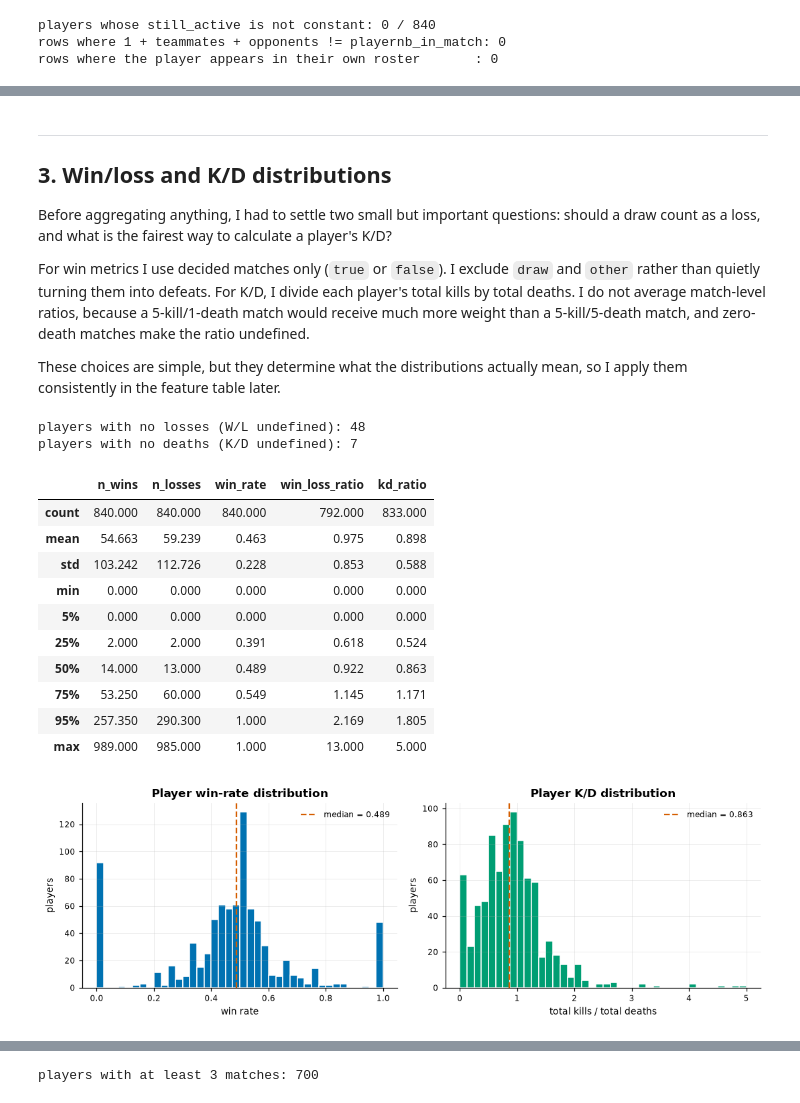
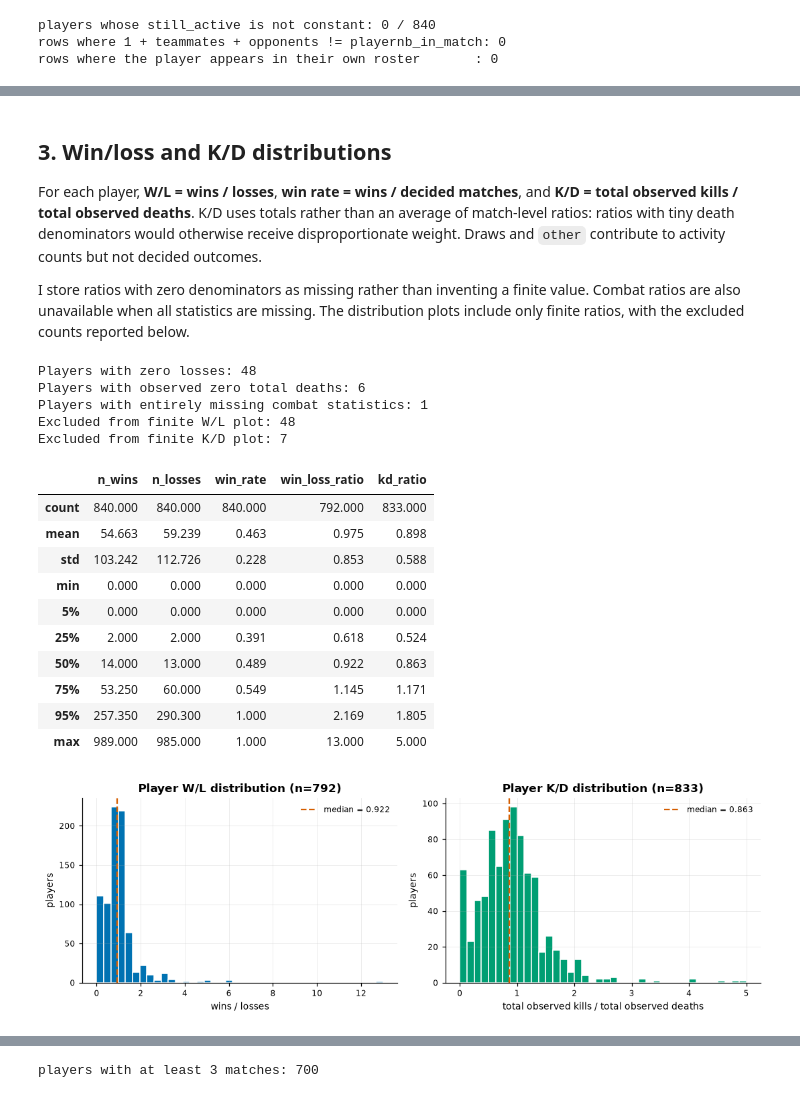
Before and after one commit to ACharaf06/interview_ubisoft, a Jupyter notebook: analysis.ipynb, the cells around one changed output, grey strips where cells are left out. Cells and saved outputs as stored; diff of their text form; code cells hidden in the pictures.

```diff
--- a/analysis.ipynb
+++ b/analysis.ipynb
@@ -36,8 +23,7 @@ pd.set_option("display.width", 120)
 pd.set_option("display.max_columns", 50)
 
 # One palette for the whole notebook, so a colour always means the same thing.
-BLUE, ORANGE, GREEN, VERMILLION, GREY = "#0072B2", "#E69F00", "#009E73", "#D55E00", "#6E6E6E"
-ACTIVE_C, CHURNED_C = BLUE, ORANGE  # active = blue, churned = orange, everywhere
+BLUE, ORANGE, GREEN, VERMILLION = "#0072B2", "#E69F00", "#009E73", "#D55E00"
 
 plt.rcParams.update({
     "figure.dpi": 110,
@@ -642,17 +555,14 @@ Nothing here justifies dropping rows wholesale.
 # %% [markdown]
----
 ## 3. Win/loss and K/D distributions
 
-Before aggregating anything, I had to settle two small but important questions: should a draw count
-as a loss, and what is the fairest way to calculate a player's K/D?
+For each player, **W/L = wins / losses**, **win rate = wins / decided matches**, and
+**K/D = total observed kills / total observed deaths**. K/D uses totals rather than an average of
+match-level ratios: ratios with tiny death denominators would otherwise receive disproportionate
+weight. Draws and `other` contribute to activity counts but not decided outcomes.
 
-For win metrics I use decided matches only (`true` or `false`). I exclude `draw` and `other` rather
-than quietly turning them into defeats. For K/D, I divide each player's total kills by total deaths.
-I do not average match-level ratios, because a 5-kill/1-death match would receive much more weight
-than a 5-kill/5-death match, and zero-death matches make the ratio undefined.
-
-These choices are simple, but they determine what the distributions actually mean, so I apply them
-consistently in the feature table later.
+I store ratios with zero denominators as missing rather than inventing a finite value. Combat
+ratios are also unavailable when all statistics are missing. The distribution plots include only
+finite ratios, with the excluded counts reported below.
 # %%
 outcomes = df.groupby("playerid").agg(
     n_matches=("matchid", "size"),
@@ -661,27 +571,36 @@ outcomes = df.groupby("playerid").agg(
 )
 outcomes["n_wins"] = outcomes["n_wins"].astype(int)
 outcomes["n_losses"] = (outcomes["n_decided"] - outcomes["n_wins"]).astype(int)
-outcomes["win_rate"] = outcomes["n_wins"] / outcomes["n_decided"]
+outcomes["win_rate"] = outcomes["n_wins"] / outcomes["n_decided"].replace(0, np.nan)
 outcomes["win_loss_ratio"] = outcomes["n_wins"] / outcomes["n_losses"].replace(0, np.nan)
 
-combat = df.groupby("playerid").agg(
+combat_group = df.groupby("playerid")
+combat = combat_group.agg(
     n_stat_matches=("kills", "count"),
-    total_kills=("kills", "sum"),
-    total_deaths=("death", "sum"),
     avg_kills=("kills", "mean"),
     avg_deaths=("death", "mean"),
 )
+combat_totals = combat_group[["kills", "death"]].sum(min_count=1).rename(
+    columns={"kills": "total_kills", "death": "total_deaths"}
+)
+combat = combat.join(combat_totals)
 combat["kd_ratio"] = combat["total_kills"] / combat["total_deaths"].replace(0, np.nan)
 
 player_performance = outcomes.join(combat)
-print(f"players with no losses (W/L undefined): {(outcomes['n_losses'] == 0).sum()}")
-print(f"players with no deaths (K/D undefined): {(combat['total_deaths'] == 0).sum()}\n")
+print("Players with zero losses:", outcomes["n_losses"].eq(0).sum())
+print("Players with observed zero total deaths:", combat["total_deaths"].eq(0).sum())
+print("Players with entirely missing combat statistics:", combat["n_stat_matches"].eq(0).sum())
+print("Excluded from finite W/L plot:", (~np.isfinite(outcomes["win_loss_ratio"])).sum())
+print("Excluded from finite K/D plot:", (~np.isfinite(combat["kd_ratio"])).sum())
 player_performance[["n_wins", "n_losses", "win_rate", "win_loss_ratio", "kd_ratio"]].describe(
     percentiles=[0.05, 0.25, 0.5, 0.75, 0.95]
 ).round(3)
 # %% [output]
-players with no losses (W/L undefined): 48
-players with no deaths (K/D undefined): 7
+Players with zero losses: 48
+Players with observed zero total deaths: 6
+Players with entirely missing combat statistics: 1
+Excluded from finite W/L plot: 48
+Excluded from finite K/D plot: 7
 |  | n_wins | n_losses | win_rate | win_loss_ratio | kd_ratio |
 | count | 840.000 | 840.000 | 840.000 | 792.000 | 833.000 |
 | mean | 54.663 | 59.239 | 0.463 | 0.975 | 0.898 |
@@ -696,20 +615,25 @@ players with no deaths (K/D undefined): 7
 # %%
 fig, axes = plt.subplots(1, 2, figsize=(10, 3.4))
 
-axes[0].hist(outcomes["win_rate"], bins=40, color=BLUE, edgecolor="white")
-axes[0].axvline(outcomes["win_rate"].median(), color=VERMILLION, linestyle="--",
-                label=f"median = {outcomes['win_rate'].median():.3f}")
-axes[0].set(title="Player win-rate distribution", xlabel="win rate", ylabel="players")
+wl_finite = outcomes.loc[np.isfinite(outcomes["win_loss_ratio"]), "win_loss_ratio"]
+kd_finite = combat.loc[np.isfinite(combat["kd_ratio"]), "kd_ratio"]
+
+axes[0].hist(wl_finite, bins=40, color=BLUE, edgecolor="white")
+axes[0].axvline(wl_finite.median(), color=VERMILLION, linestyle="--",
+                label=f"median = {wl_finite.median():.3f}")
+axes[0].set(title=f"Player W/L distribution (n={len(wl_finite)})",
+            xlabel="wins / losses", ylabel="players")
 axes[0].legend()
 
-axes[1].hist(combat["kd_ratio"].dropna(), bins=40, color=GREEN, edgecolor="white")
-axes[1].axvline(combat["kd_ratio"].median(), color=VERMILLION, linestyle="--",
-                label=f"median = {combat['kd_ratio'].median():.3f}")
-axes[1].set(title="Player K/D distribution", xlabel="total kills / total deaths", ylabel="players")
+axes[1].hist(kd_finite, bins=40, color=GREEN, edgecolor="white")
+axes[1].axvline(kd_finite.median(), color=VERMILLION, linestyle="--",
+                label=f"median = {kd_finite.median():.3f}")
+axes[1].set(title=f"Player K/D distribution (n={len(kd_finite)})",
+            xlabel="total observed kills / total observed deaths", ylabel="players")
 axes[1].legend()
 
 fig.tight_layout()
 plt.show()
 # %% [output]
-[figure, old version]
+[figure, new version]
 # %% [markdown]
```
Also changed, not shown: parts of 49 cells of this notebook, 2 other files.
